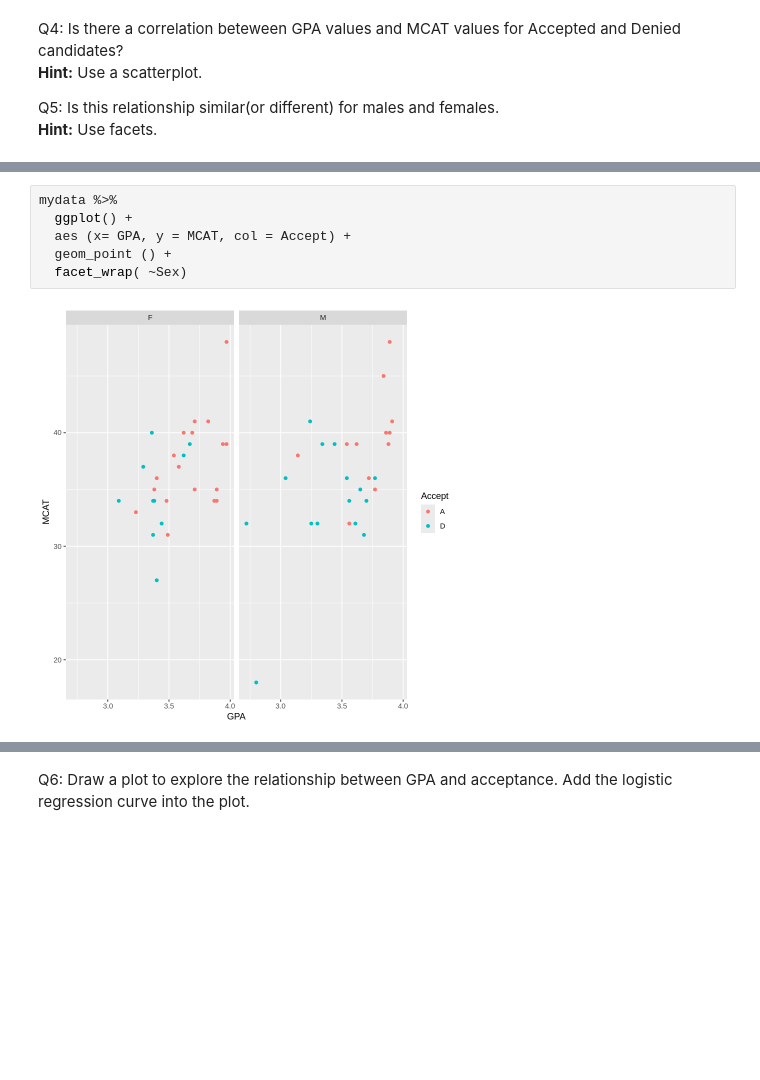
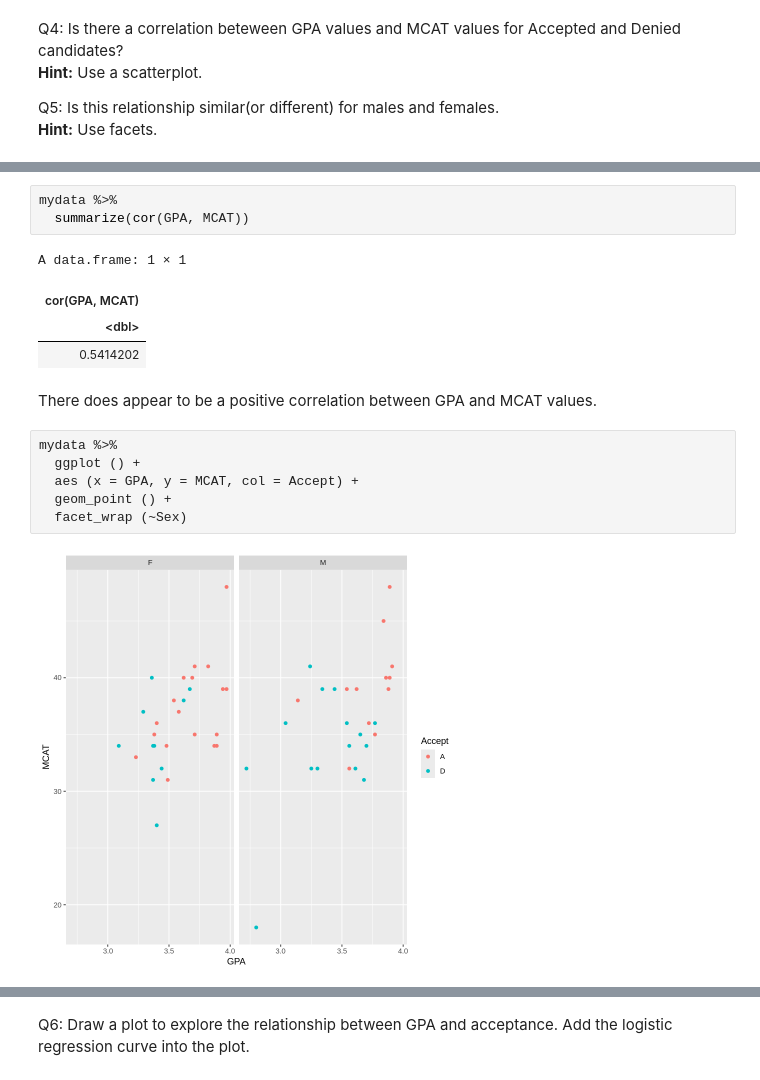
Before and after one commit to megan4621/Math254_final_project, a Jupyter notebook: Logistic_Regression_Part2.ipynb, the cells around one changed output, grey strips where cells are left out. Drawn from its saved outputs; the diff is of its cells as text; blank space fills up the shorter version.

```diff
--- a/Logistic_Regression_Part2.ipynb
+++ b/Logistic_Regression_Part2.ipynb
@@ -85,9 +103,19 @@ for females, MCAT and GPA appear to have correlation. Males it's a little more a
+# %%
+mydata %>%
+  summarize(cor(GPA, MCAT))
+# %% [output]
+A data.frame: 1 × 1
+| cor(GPA, MCAT) |
+| <dbl> |
+| 0.5414202 |
+# %% [markdown]
+There does appear to be a positive correlation between GPA and MCAT values.
 # %%
 mydata %>%
-  ggplot() +
-  aes (x= GPA, y = MCAT, col = Accept) +
+  ggplot () +
+  aes (x = GPA, y = MCAT, col = Accept) +
   geom_point () +
-  facet_wrap( ~Sex)
+  facet_wrap (~Sex)
 # %% [output]
 [figure]
 # %%
```
Also changed, not shown: parts of 17 cells of this notebook.
